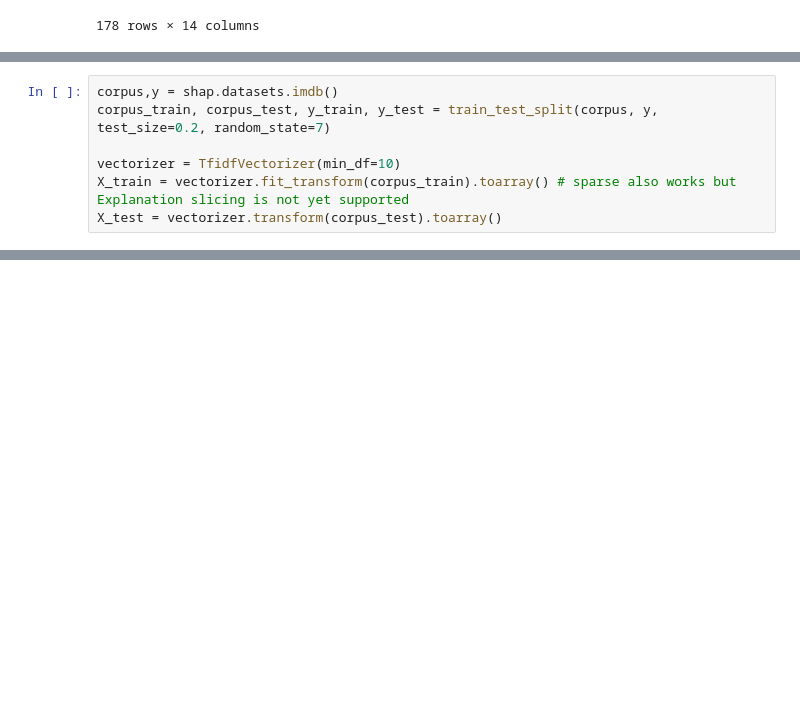
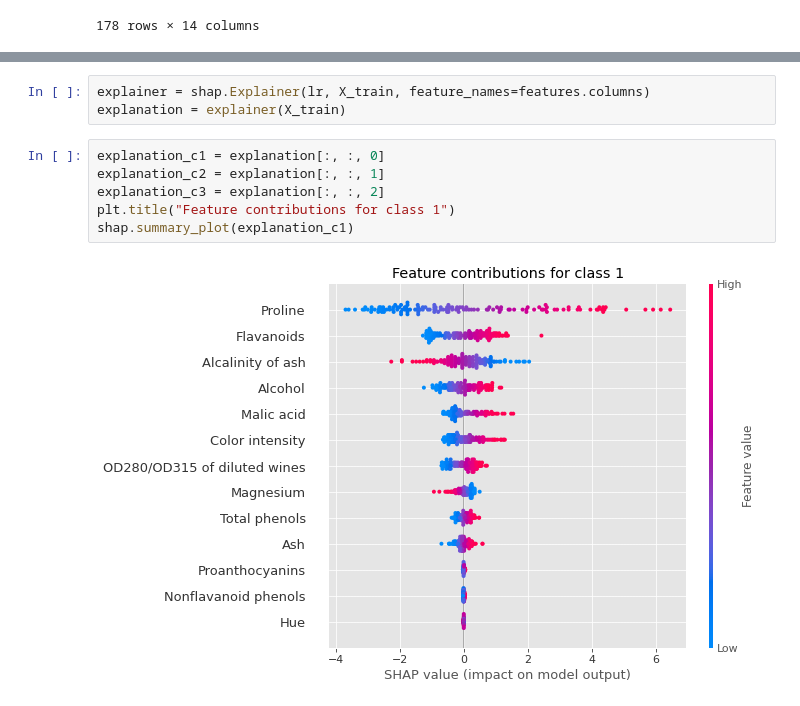
Before and after one commit to marksverdhei/explainable_machine_learning_workshop, a Jupyter notebook: Explainable_machine_learning.ipynb, the cells around one changed output, grey strips where cells are left out. Drawn from its saved outputs; the diff is of its cells as text; blank space fills up the shorter version.

```diff
--- a/Explainable_machine_learning.ipynb
+++ b/Explainable_machine_learning.ipynb
@@ -158,7 +97,0 @@ NameError: name 'shap' is not defined
-# %%
-corpus,y = shap.datasets.imdb()
-corpus_train, corpus_test, y_train, y_test = train_test_split(corpus, y, test_size=0.2, random_state=7)
-
-vectorizer = TfidfVectorizer(min_df=10)
-X_train = vectorizer.fit_transform(corpus_train).toarray() # sparse also works but Explanation slicing is not yet supported
-X_test = vectorizer.transform(corpus_test).toarray()
@@ -178,0 +149,11 @@ print(corpus_test[ind])
+# %%
+explainer = shap.Explainer(lr, X_train, feature_names=features.columns)
+explanation = explainer(X_train)
+# %%
+explanation_c1 = explanation[:, :, 0]
+explanation_c2 = explanation[:, :, 1]
+explanation_c3 = explanation[:, :, 2]
+plt.title("Feature contributions for class 1")
+shap.summary_plot(explanation_c1)
+# %% [output]
+[figure, added]
```
Also changed, not shown: parts of 56 cells of this notebook, 5 other files.
